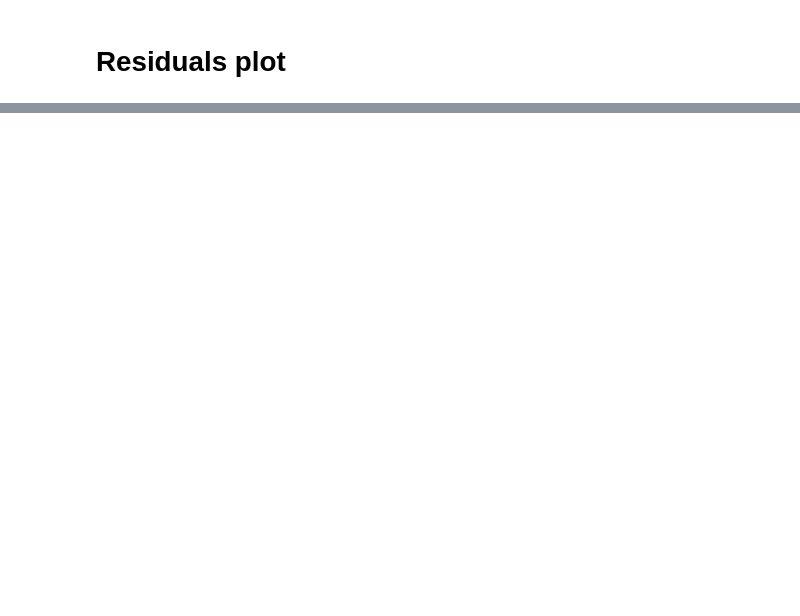
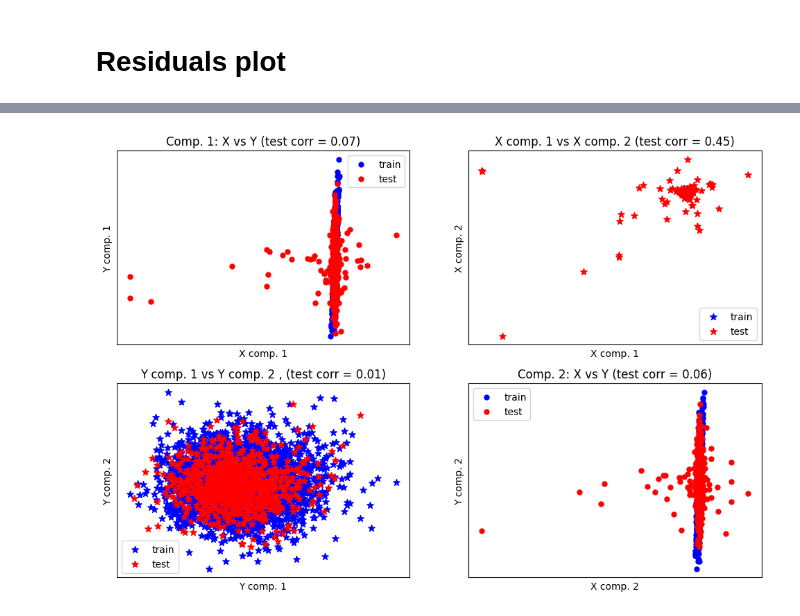
Before and after one commit to EleanorSC/UKB_PPP_project, a Jupyter notebook: PLS/PLS2_UKB_PPP_OSF_pilot.ipynb, the cells around one changed output, grey strips where cells are left out. Saved outputs shown, nothing was run; the diff lists cells and outputs as text; code cells hidden in the pictures; blank space fills up the shorter version.

```diff
--- a/PLS/PLS2_UKB_PPP_OSF_pilot.ipynb
+++ b/PLS/PLS2_UKB_PPP_OSF_pilot.ipynb
@@ -898,0 +711,21 @@ plt.show()
+# %%
+import numpy as np
+from sklearn.model_selection import train_test_split
+
+# Assuming 'proteins' is your predictors dataframe with shape (4644, 1464)
+# and 'wm' is your outcome dataframe with shape (4644, 27)
+
+# Fix the random seed
+np.random.seed(42)
+
+# Splitting the data into training and testing sets
+X_train, X_test, Y_train, Y_test = train_test_split(proteins, wm, test_size=0.2, random_state=42)
+
+# X_train, Y_train will be your training sets
+# X_test, Y_test will be your testing sets
+
+# Check the shape of the resulting arrays to confirm the split
+print("Training set for predictors (X_train):", X_train.shape)
+print("Testing set for predictors (X_test):", X_test.shape)
+print("Training set for outcomes (Y_train):", Y_train.shape)
+print("Testing set for outcomes (Y_test):", Y_test.shape)
@@ -898,0 +796,10 @@ plt.show()
+# %%
+# CCA (PLS mode B with symmetric deflation)
+from sklearn.cross_decomposition import PLSCanonical, PLSRegression, CCA
+import matplotlib.pyplot as plt
+import numpy as np
+
+cca = CCA(n_components=2)
+cca.fit(X_train, Y_train)
+X_train_r, Y_train_r = cca.transform(X_train, Y_train)
+X_test_r, Y_test_r = cca.transform(X_test, Y_test)
@@ -898,0 +814,4 @@ plt.show()
+# %%
+plot_scores(X_train_r, Y_train_r, X_test_r, Y_test_r)
+# %% [output]
+[figure, added]
```
Also changed, not shown: parts of 58 cells of this notebook.
